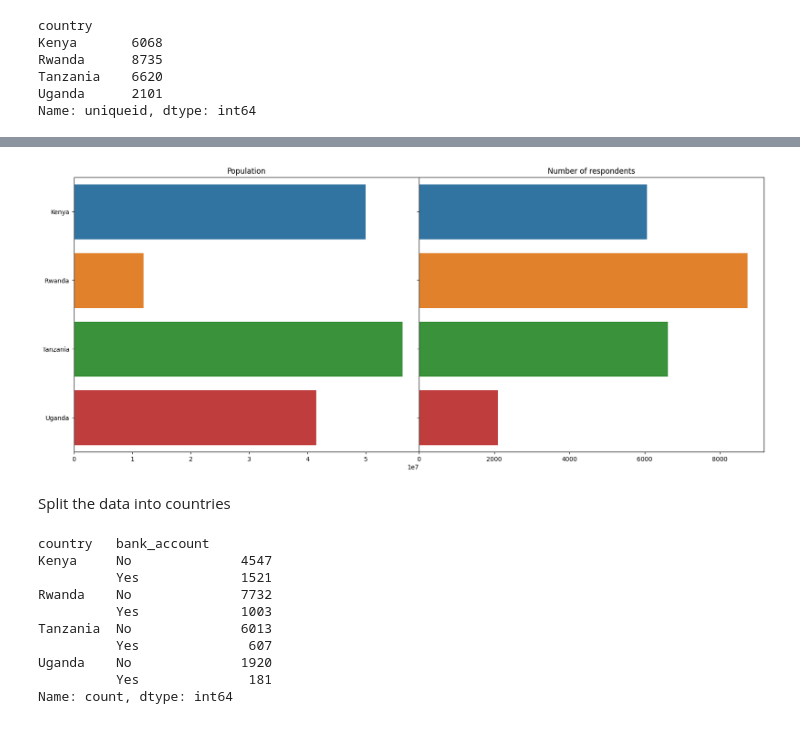
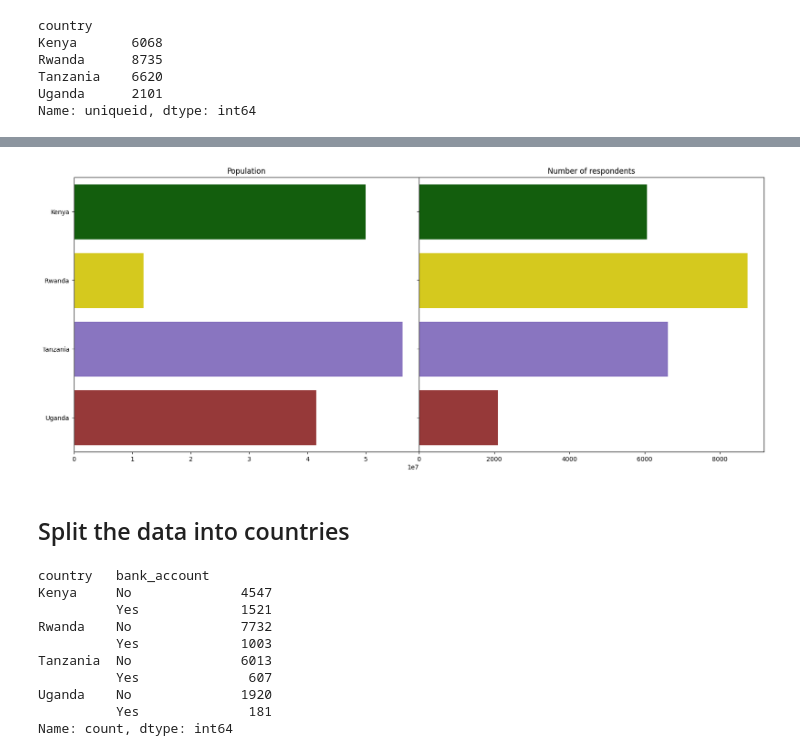
Before and after one commit to M4R1T4/ML_proj_Feb_2024, a Jupyter notebook: 01_Data_and_EDA.ipynb, the cells around one changed output, grey strips where cells are left out. Drawn from its saved outputs; the diff is of its cells as text; code cells hidden in the pictures.

```diff
--- a/01_Data_and_EDA.ipynb
+++ b/01_Data_and_EDA.ipynb
@@ -23,6 +23,10 @@ import matplotlib.pyplot as plt
 # machine learning
 from sklearn.model_selection import train_test_split
 from sklearn.metrics import accuracy_score
+# %%
+plot_colors = ['#076B00','#F3E400','#8368CC','#A52A2A','#6699CC','#CC6F02','#8368CC','#A52A2A']
+#plot_colors = ['#076B00','#F3E400', '#8368CC',  '#CC6F02', '#6699CC'] # green, purple, blue, orange, yellow
+sns.set_palette(plot_colors)
 # %% [markdown]
 ### 1. Load the dataset
 # %%
@@ -187,26 +185,28 @@ ax1.set(title = 'Number of respondents',
 # %%
 fig,ax = plt.subplots(1,2, sharey=True,figsize=(20,8))
 count = 0
+#cmap = matplotlib.colors.ListedColormap(plot_colors)
 ax1 = sns.barplot(x = country_data['population'],
                   y = country_data['country'],
-                  ax=ax[0])
+                  ax=ax[0],
+                  )
 ax1.set(title = 'Population',
               xlabel = '',
               ylabel = '' )
 
 ax2 = sns.barplot(x = df.groupby('country').uniqueid.count().values,
                   y = df.groupby('country').uniqueid.count().index,
                   ax=ax[1])
 ax2.set(title = 'Number of respondents',
               xlabel = '',
               ylabel = '' )
 
 fig.subplots_adjust(wspace=0, hspace=0)
 plt.show()
 # %% [output]
-[figure, old version]
+[figure, new version]
 # %% [markdown]
-Split the data into countries
+## Split the data into countries
 # %%
 df.groupby('country').bank_account.value_counts()
 # %% [output]
```
Also changed, not shown: parts of 35 cells of this notebook.
